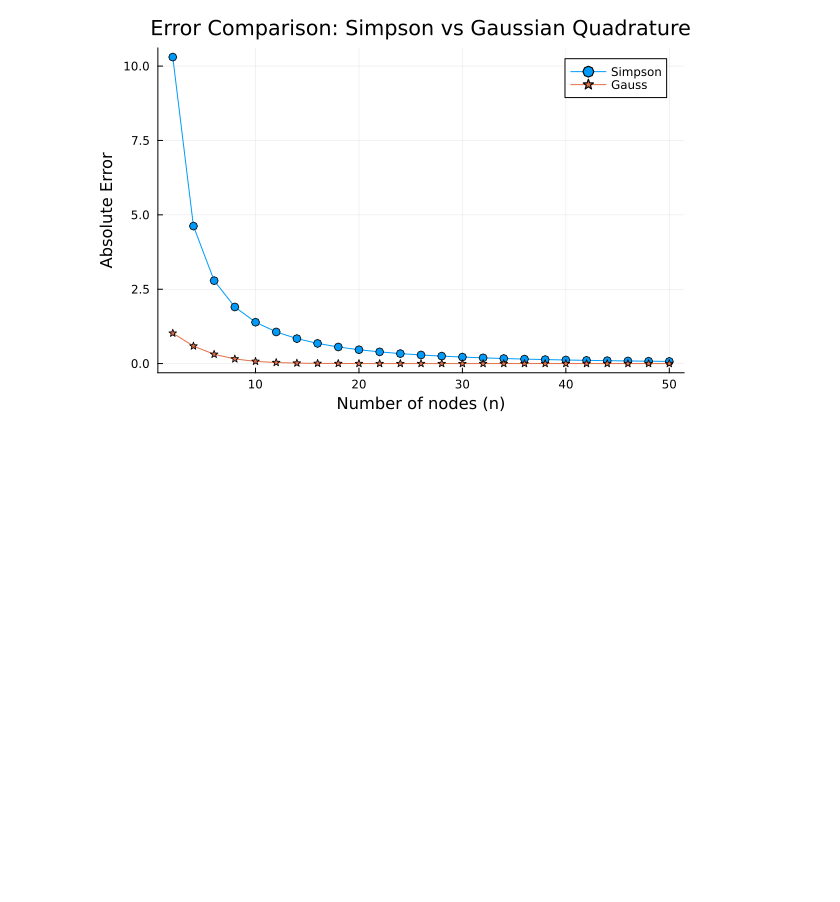
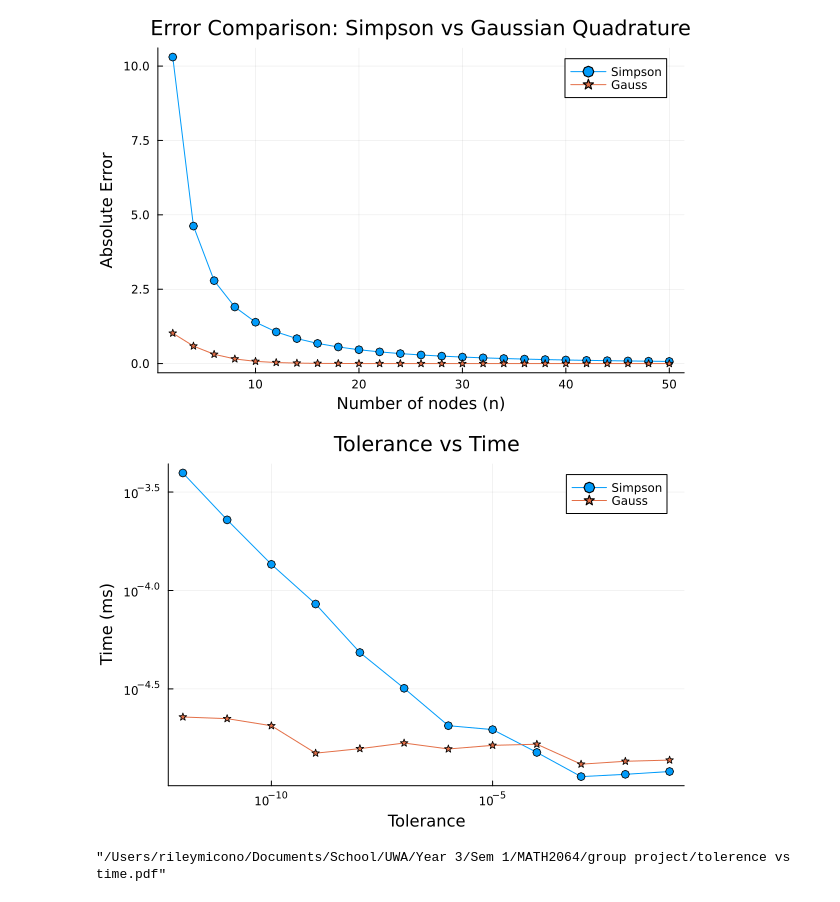
Before and after one commit to Riley-Mic/MATH2064-Group-2-Project, a Jupyter notebook: Code_for_Group_2.ipynb, the cells around one changed output. Saved outputs shown, nothing was run; the diff lists cells and outputs as text; code cells hidden in the pictures; blank space fills up the shorter version.

```diff
--- a/Code_for_Group_2.ipynb
+++ b/Code_for_Group_2.ipynb
@@ -369,3 +369,59 @@ plot!(p, ns, errors_gauss, label="Gauss", marker=:s)
 display(p)
 # %% [output]
 [figure]
+# %%
+using Plots
+using BenchmarkTools
+
+f(x) = sin(x)
+exact = 1 - cos(1)
+
+#Tolerance list
+tols = [1e-1,1e-2, 1e-3,1e-4, 1e-5,1e-6, 1e-7,1e-8, 1e-9,1e-10, 1e-11,1e-12]
+
+#Initialise timing arrays
+times_simpson = []
+times_gauss = []
+
+#Find n and benchmark each tolerance
+for tol in tols
+
+    n_simpson = find_n(simpsonsrule, f, 0, 1, exact, tol)
+    n_gauss    = find_n(legendre_integrate, f, 0, 1, exact, tol)
+
+    bench_simpson = @benchmark simpsonsrule($f, 0, 1, $n_simpson) evals=1
+    bench_gauss   = @benchmark legendre_integrate_precomputed($f, 0, 1, $n_gauss) evals=1
+
+    push!(times_simpson, mean(bench_simpson).time)
+    push!(times_gauss, mean(bench_gauss).time)
+end
+
+
+times_simpson_ms = times_simpson ./ 1e6
+times_gauss_ms = times_gauss ./ 1e6
+
+#Define plot for Tolerence vs time of simpsons method
+p = plot(
+    tols,
+    times_simpson_ms,
+    xscale = :log10,
+    yscale = :log10,
+    label = "Simpson",
+    marker = :o,
+    xlabel = "Tolerance",
+    ylabel = "Time (ms)",
+    title = "Tolerance vs Time"
+)
+#define plot for tolerence vs time of gauss's method
+plot!(
+    p,
+    tols,
+    times_gauss_ms,
+    label = "Gauss",
+    marker = :s
+)
+
+display(p)
+# %% [output]
+[figure, added]
+"/Users/rileymicono/Documents/School/UWA/Year 3/Sem 1/MATH2064/group project/tolerence vs time.pdf"
```
Also changed, not shown: parts of 5 cells of this notebook.
